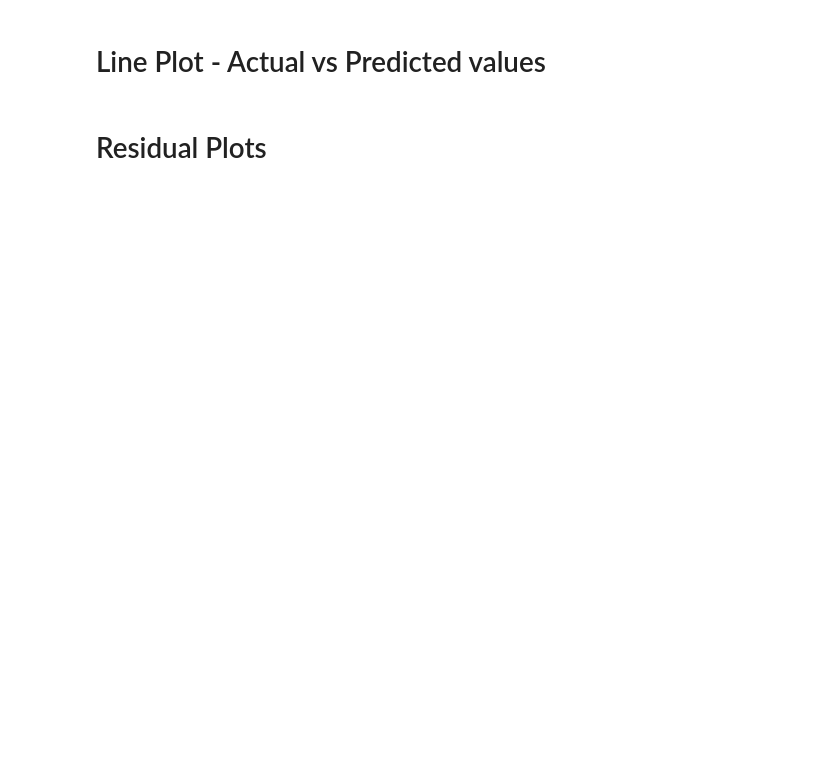
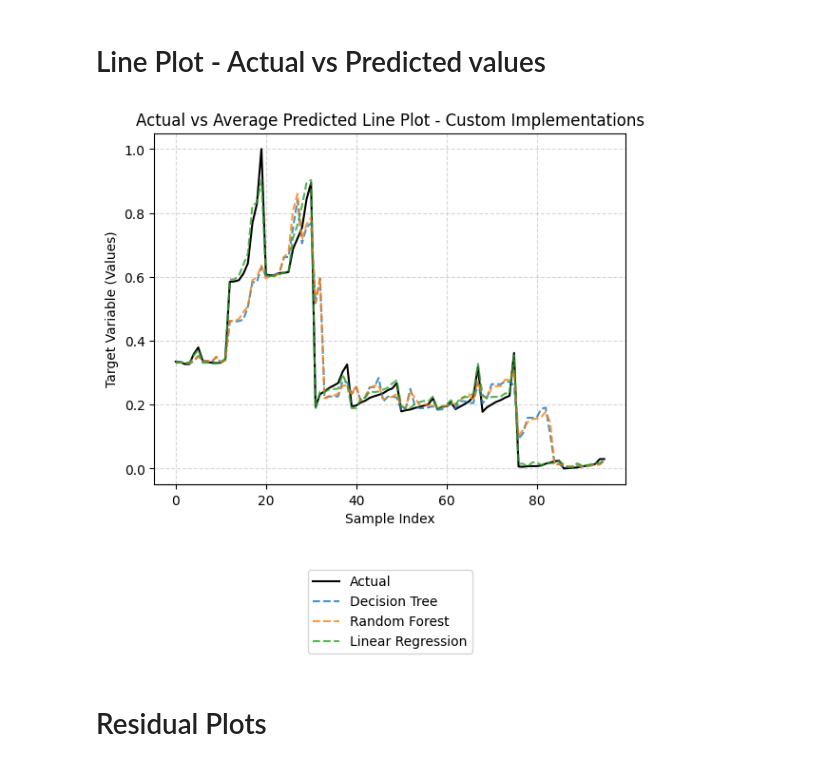
Before and after one commit to NathanPortelli/ICS5110-Applied-ML, a Jupyter notebook: main.ipynb, the cells around one changed output. Saved outputs shown, nothing was run; the diff lists cells and outputs as text; code cells hidden in the pictures; blank space fills up the shorter version.

```diff
--- a/main.ipynb
+++ b/main.ipynb
@@ -318,15 +342,17 @@ plt.show()
 # %%
 # Custom Decision Tree vs Custom Random Forest vs Custom Linear Regression
 plt.plot(y_test.values, label='Actual', color='black', linestyle='-')
-plt.plot(Custom_Decision_Tree_Regressor_Prediction, label='Decision Tree', alpha=0.8, linestyle='--')
-plt.plot(Custom_Random_Forest_Regressor_Prediction, label='Random Forest', alpha=0.8, linestyle='--')
-plt.plot(Custom_Linear_Regression_Prediction, label='Linear Regression', alpha=0.8, linestyle='--')
+plt.plot(DT_Average_Predictions, label='Decision Tree', alpha=0.8, linestyle='--')
+plt.plot(RF_Average_Predictions, label='Random Forest', alpha=0.8, linestyle='--')
+plt.plot(LR_Average_Predictions, label='Linear Regression', alpha=0.8, linestyle='--')
 plt.xlabel('Sample Index')
 plt.ylabel('Target Variable (Values)')
-plt.title('Actual vs Predicted Line Plot - Custom Implementations')
+plt.title('Actual vs Average Predicted Line Plot - Custom Implementations')
 plt.legend(loc='lower center', bbox_to_anchor=(0.5,-0.5))
 plt.grid(True, linestyle='--', alpha=0.5)
 plt.show()
+# %% [output]
+[figure, added]
 # %% [markdown]
 # Residual Plots
 # %%
```
Also changed, not shown: parts of 14 cells of this notebook.
